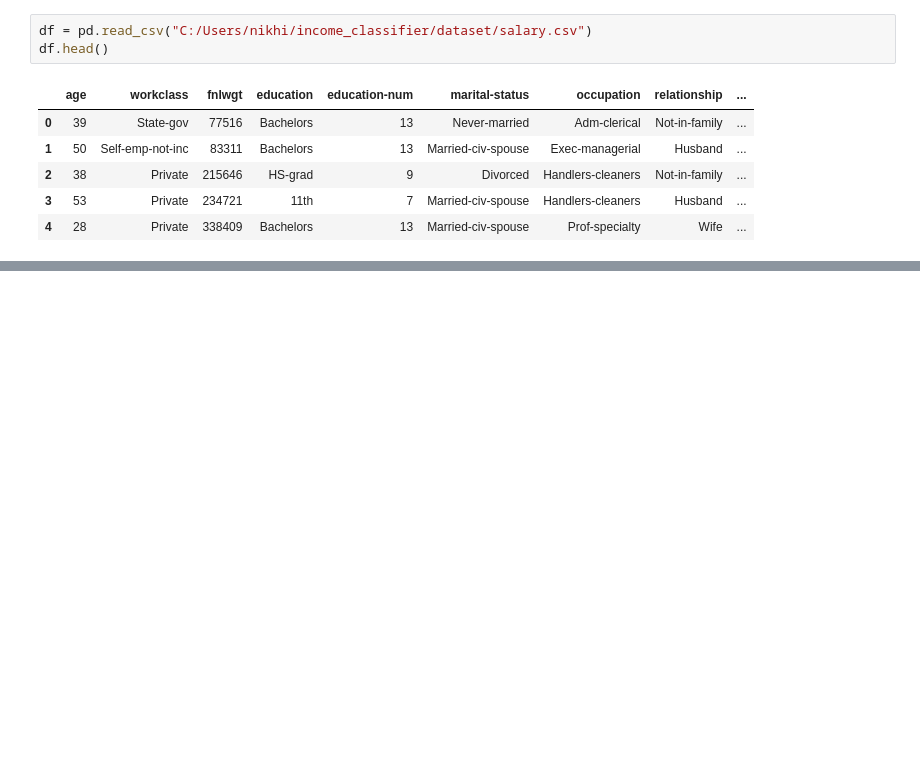
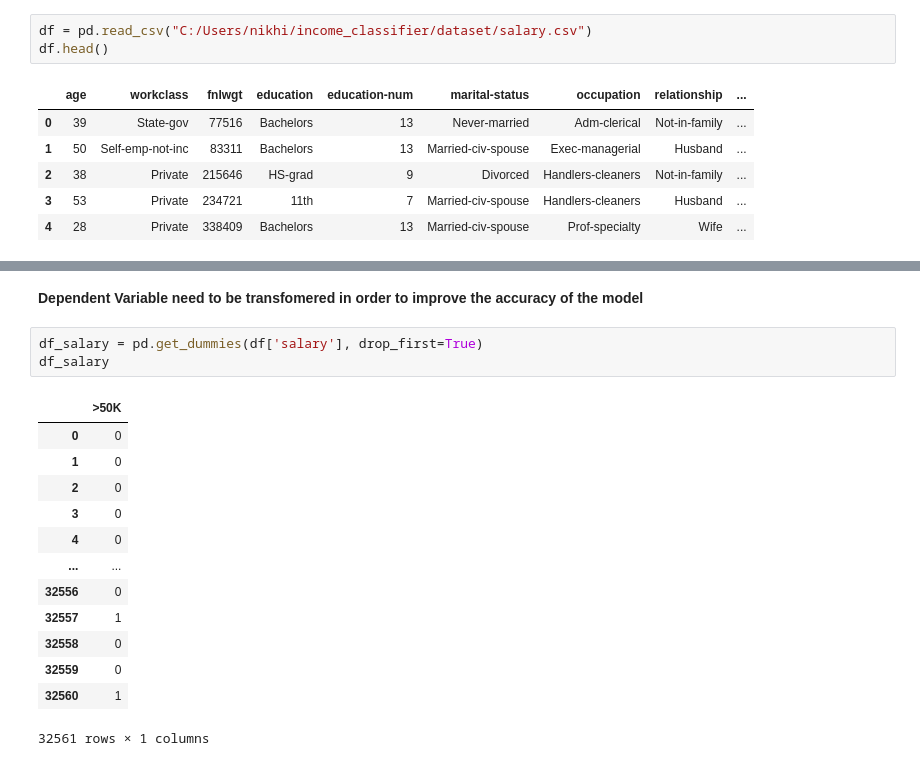
Before and after one commit to wiznikvibe/income_classifier, a Jupyter notebook: notebook/data_analysis.ipynb, the cells around one changed output, grey strips where cells are left out. Saved outputs shown, nothing was run; the diff lists cells and outputs as text; blank space fills up the shorter version.

```diff
--- a/notebook/data_analysis.ipynb
+++ b/notebook/data_analysis.ipynb
@@ -18,0 +74,19 @@ df.head()
+# %% [markdown]
+__Dependent Variable need to be transfomered in order to improve the accuracy of the model__
+# %%
+df_salary = pd.get_dummies(df['salary'], drop_first=True)
+df_salary
+# %% [output]
+|  | >50K |
+| 0 | 0 |
+| 1 | 0 |
+| 2 | 0 |
+| 3 | 0 |
+| 4 | 0 |
+| ... | ... |
+| 32556 | 0 |
+| 32557 | 1 |
+| 32558 | 0 |
+| 32559 | 0 |
+| 32560 | 1 |
+32561 rows × 1 columns
```
Also changed, not shown: parts of 24 cells of this notebook.
